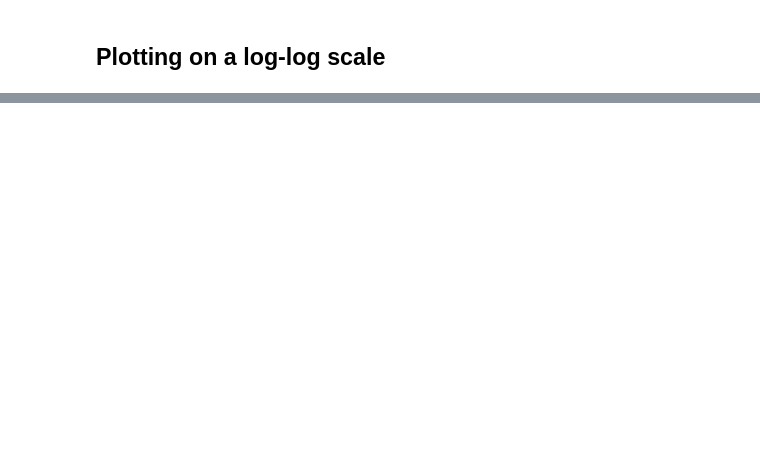
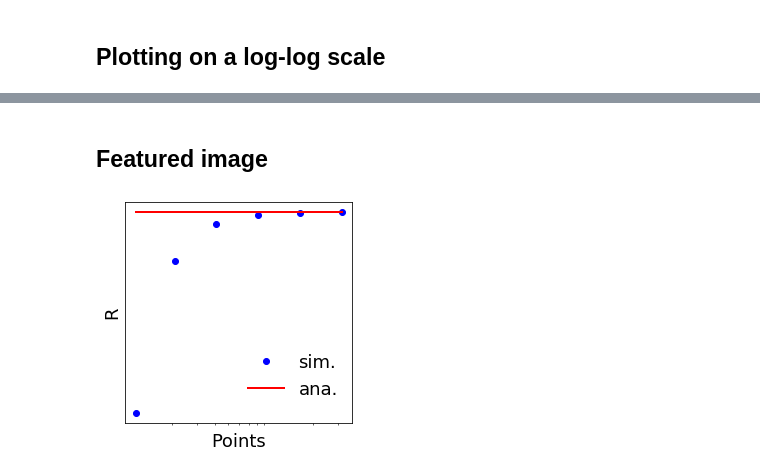
Before and after one commit to microncubed/nerd_sniping, a Jupyter notebook: nerd_sniping.ipynb, the cells around one changed output, grey strips where cells are left out. Cells and saved outputs as stored; diff of their text form; code cells hidden in the pictures; blank space fills up the shorter version.

```diff
--- a/nerd_sniping.ipynb
+++ b/nerd_sniping.ipynb
@@ -112,0 +113,17 @@ Fits with a power of 2.16
+# %% [markdown]
+## Featured image
+# %%
+fig,ax = plt.subplots(1,1,figsize=[4,4])
+x_vals = [size[0] for size in sizes]
+ax.semilogx(x_vals,resistances,'.',markersize=12,color='b',label='sim.')
+ax.semilogx([11,321],[Ran,Ran],linewidth=2,color='r',label='ana.')
+ax.set_ylabel('R')
+ax.set_xlabel('Points')
+ax.set_xticks([])
+ax.set_yticks([])
+
+fig.legend(frameon=False,loc = [0.55,0.2])
+fig.tight_layout()
+fig.savefig('R_lin_log_feat.png',facecolor=None,dpi=150)
+# %% [output]
+[figure, added]
```
Also changed, not shown: parts of 4 cells of this notebook, 4 other files.
